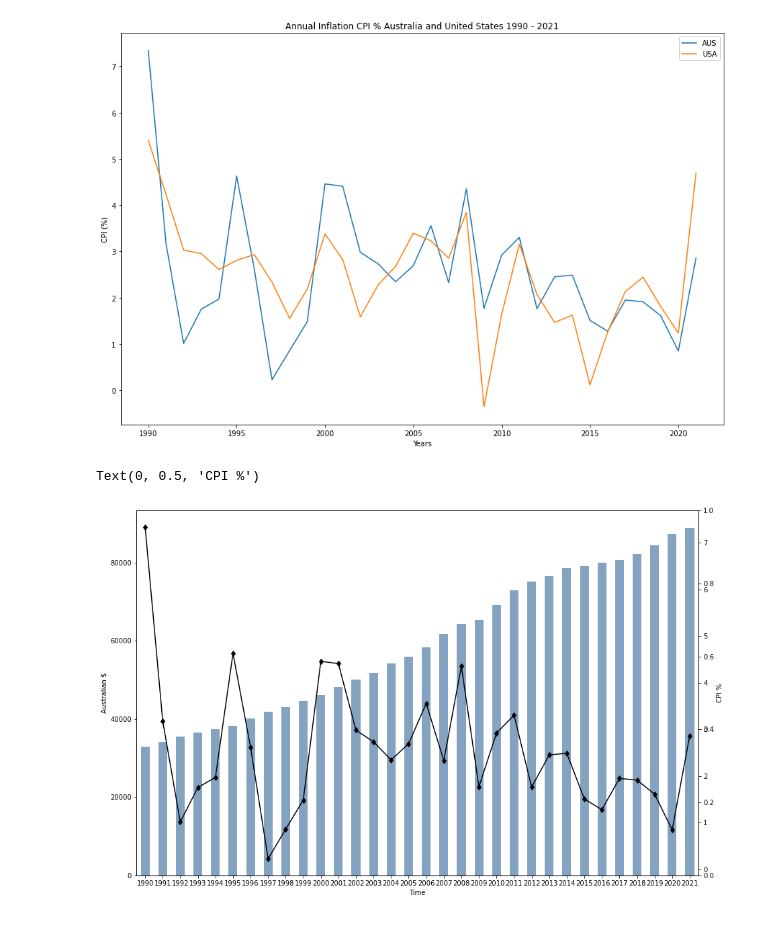
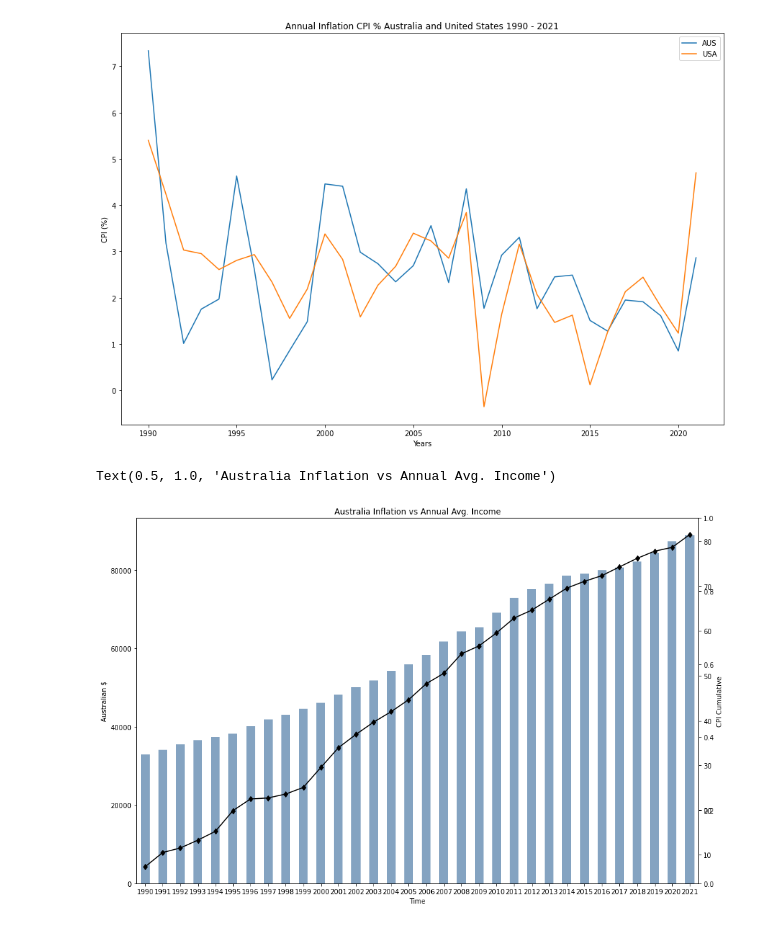
Before and after one commit to alphonsuscjw/07-project-1, a Jupyter notebook: project_1/code.ipynb, the cells around one changed output. Saved outputs shown, nothing was run; the diff lists cells and outputs as text; code cells hidden in the pictures.

```diff
--- a/project_1/code.ipynb
+++ b/project_1/code.ipynb
@@ -55,3 +57,32 @@ print(dataset.to_string())
 61  United States  2019         USD              65496          PC  1.812210
 62  United States  2020         USD              70089          PC  1.233584
 63  United States  2021         USD              74737          PC  4.697859
+# %%
+# Calculate Relative Cumulative CPI since 1990 (assuming cumulative CPI in 1990 = 7.333022)
+
+# For AU
+
+# Getting the CPI column
+au_CPI_sr = au_df.loc[:,"CPI"].astype(float)
+
+# calculating cumulative CPI and adding into a new Column
+CPI_cumu_list1 = []
+total1 = 0
+for i in au_CPI_sr:
+    total1 += i
+    CPI_cumu_list1.append(total1)
+au_df["CPI Cumulative"] = CPI_cumu_list1
+print(au_df)
+
+# US
+# calculating cumulative CPI and adding into a new Column
+us_CPI_sr = us_df.loc[:,"CPI"].astype(float)
+CPI_cumu_list2 = []
+total2 = 0
+for i in us_CPI_sr:
+    total2 += i
+    CPI_cumu_list2.append(total2)
+us_df["CPI Cumulative"] = CPI_cumu_list2
+
+# printing Data Frame
+print(us_df)
@@ -83,20 +144,20 @@ plt.show()
 # %%
 # Australia CPI vs Income
 
-# x_axis = au_df["Time"]
-# tick_locations = [value for value in x_axis]
-
+# Setting index to Time
 time_idx_df = au_df.set_index(au_df['Time'])
 
+# Plotting the chart
 fig, ax1 = plt.subplots(figsize = (15,10))
 time_idx_df['Annual Wage(Avg.)'].plot(kind = 'bar', color=(0.2, 0.4, 0.6, 0.6))
-au_df['CPI'].plot(kind='line', marker='d', secondary_y=True, color='black')
+au_df['CPI Cumulative'].plot(kind='line', marker='d', secondary_y=True, color='black')
 ax2 = ax1.twinx()
 ax1.set_ylabel('Australian $')
-ax2.set_ylabel('CPI %')
+ax2.set_ylabel('CPI Cumulative')
+plt.title('Australia Inflation vs Annual Avg. Income')
 # %% [output]
-Text(0, 0.5, 'CPI %')
+Text(0.5, 1.0, 'Australia Inflation vs Annual Avg. Income')
-[figure, old version]
+[figure, new version]
 # %%
 # Australia CPI vs Income
 
```
Also changed, not shown: parts of 11 cells of this notebook, 1 other file.
